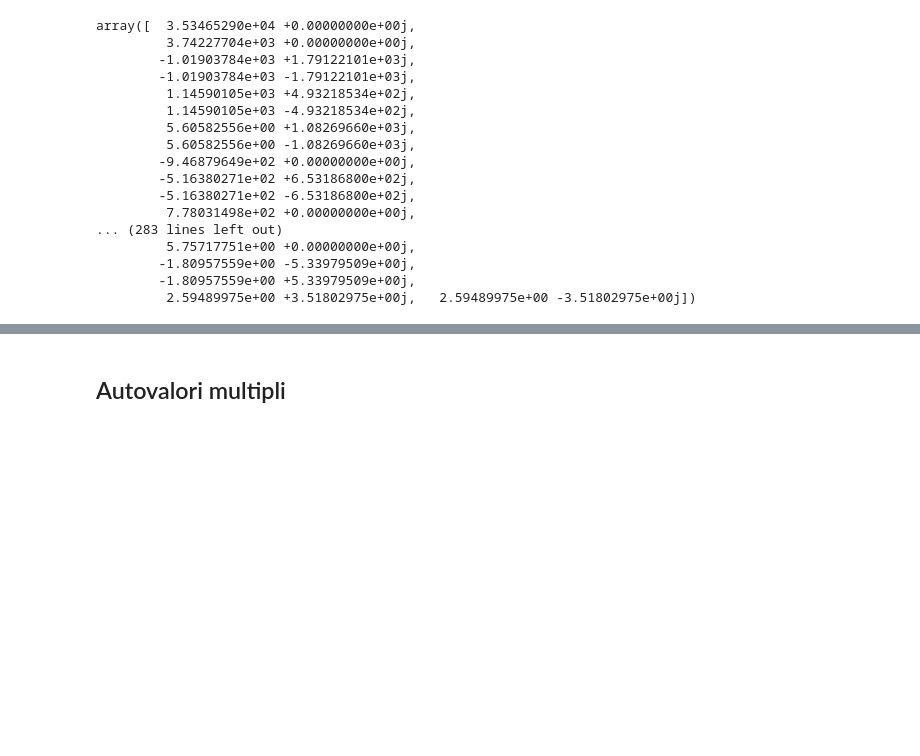
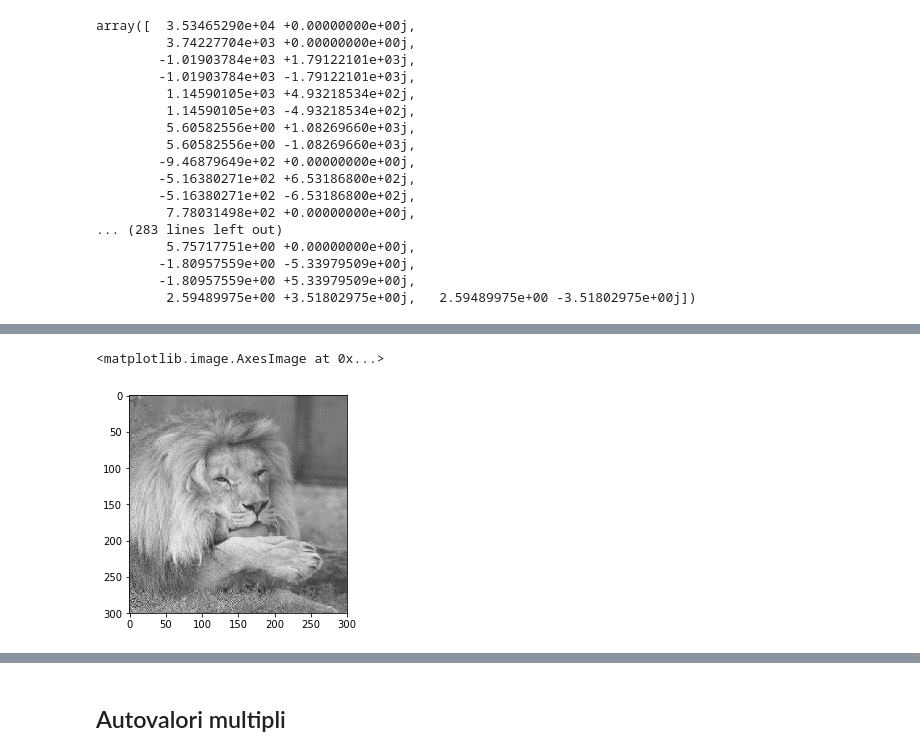
Before and after one commit to alessandrolondei/autovalori_e_autovettori, a Jupyter notebook: Eig_es4.ipynb, the cells around one changed output, grey strips where cells are left out. Cells and saved outputs as stored; diff of their text form; code cells hidden in the pictures; blank space fills up the shorter version.

```diff
--- a/Eig_es4.ipynb
+++ b/Eig_es4.ipynb
@@ -163,0 +185,7 @@ array([  3.53465290e+04 +0.00000000e+00j,
+# %%
+n = 200
+imgr = reduce_img(V,ls,n)
+plt.imshow(imgr,cmap='gray')
+# %% [output]
+<matplotlib.image.AxesImage at 0x...>
+[figure, added]
```
Also changed, not shown: parts of 21 cells of this notebook.
